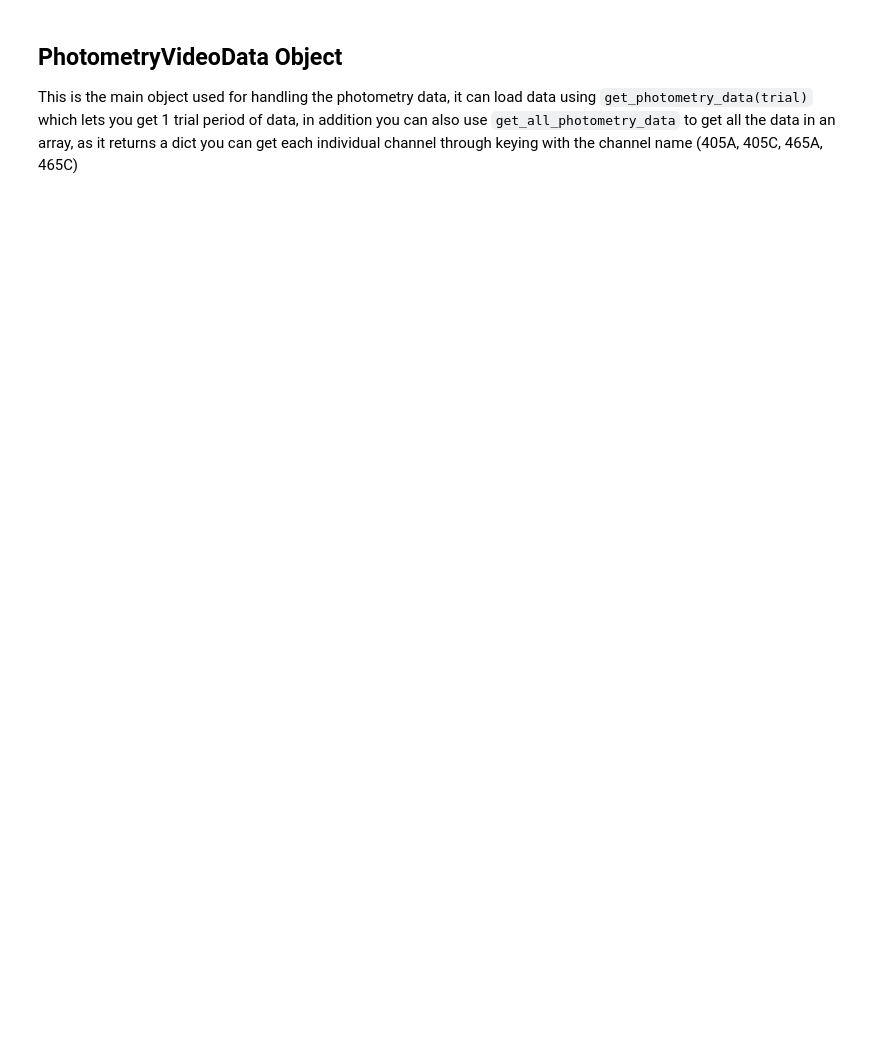
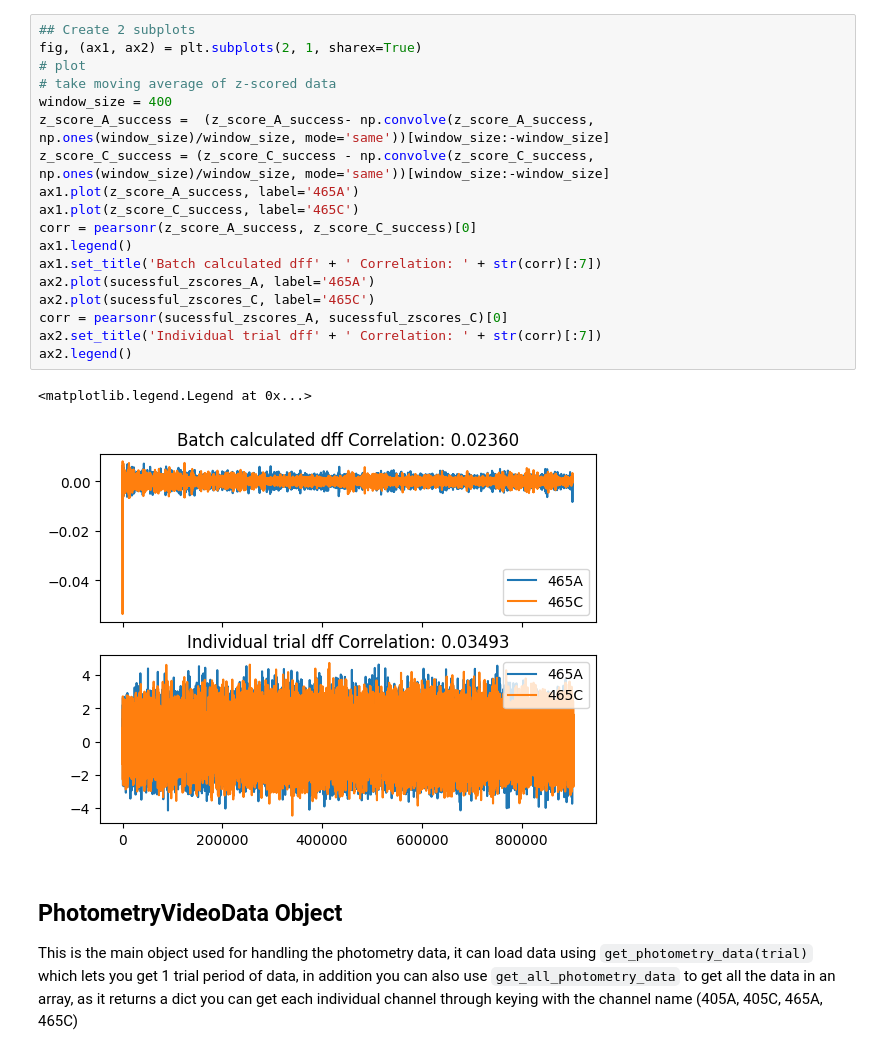
Before and after one commit to Tsuchijo/Social-Interaction-Analysis-, a Jupyter notebook: src/test_trials.ipynb, the cells around one changed output. Saved outputs shown, nothing was run; the diff lists cells and outputs as text; blank space fills up the shorter version.

````diff
--- a/src/test_trials.ipynb
+++ b/src/test_trials.ipynb
@@ -12,3 +159,24 @@ test_experiment = pts.PhotometryVideoData(data_files['path'][1], trim_start=12)
+# %%
+## Create 2 subplots
+fig, (ax1, ax2) = plt.subplots(2, 1, sharex=True)
+# plot
+# take moving average of z-scored data
+window_size = 400
+z_score_A_success =  (z_score_A_success- np.convolve(z_score_A_success, np.ones(window_size)/window_size, mode='same'))[window_size:-window_size]
+z_score_C_success = (z_score_C_success - np.convolve(z_score_C_success, np.ones(window_size)/window_size, mode='same'))[window_size:-window_size]
+ax1.plot(z_score_A_success, label='465A')
+ax1.plot(z_score_C_success, label='465C')
+corr = pearsonr(z_score_A_success, z_score_C_success)[0]
+ax1.legend()
+ax1.set_title('Batch calculated dff' + ' Correlation: ' + str(corr)[:7])
+ax2.plot(sucessful_zscores_A, label='465A')
+ax2.plot(sucessful_zscores_C, label='465C')
+corr = pearsonr(sucessful_zscores_A, sucessful_zscores_C)[0]
+ax2.set_title('Individual trial dff' + ' Correlation: ' + str(corr)[:7])
+ax2.legend()
+# %% [output]
+<matplotlib.legend.Legend at 0x...>
+[figure, added]
 # %% [markdown]
 ## PhotometryVideoData Object
 This is the main object used for handling the photometry data, it can load data using ```get_photometry_data(trial)``` which lets you get 1 trial period of data, in addition you can also use ```get_all_photometry_data``` to get all the data in an array, as it returns a dict you can get each individual channel through keying with the channel name (405A, 405C, 465A, 465C)
````
Also changed, not shown: parts of 14 cells of this notebook, 2 other files.
